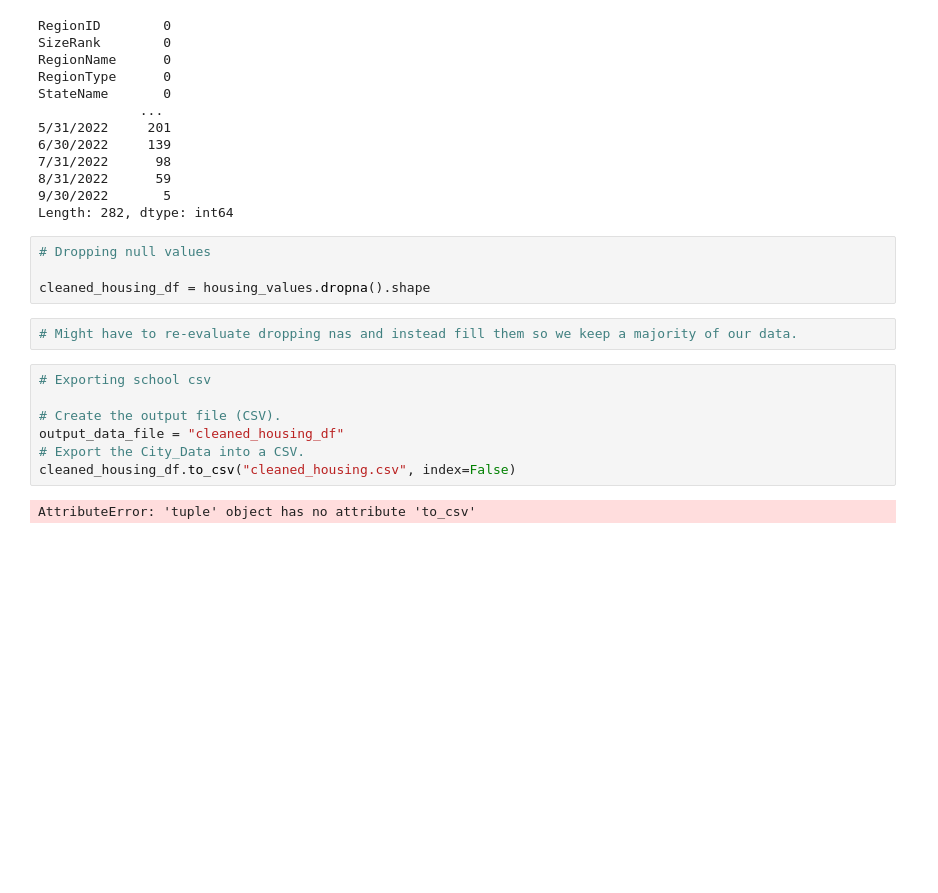
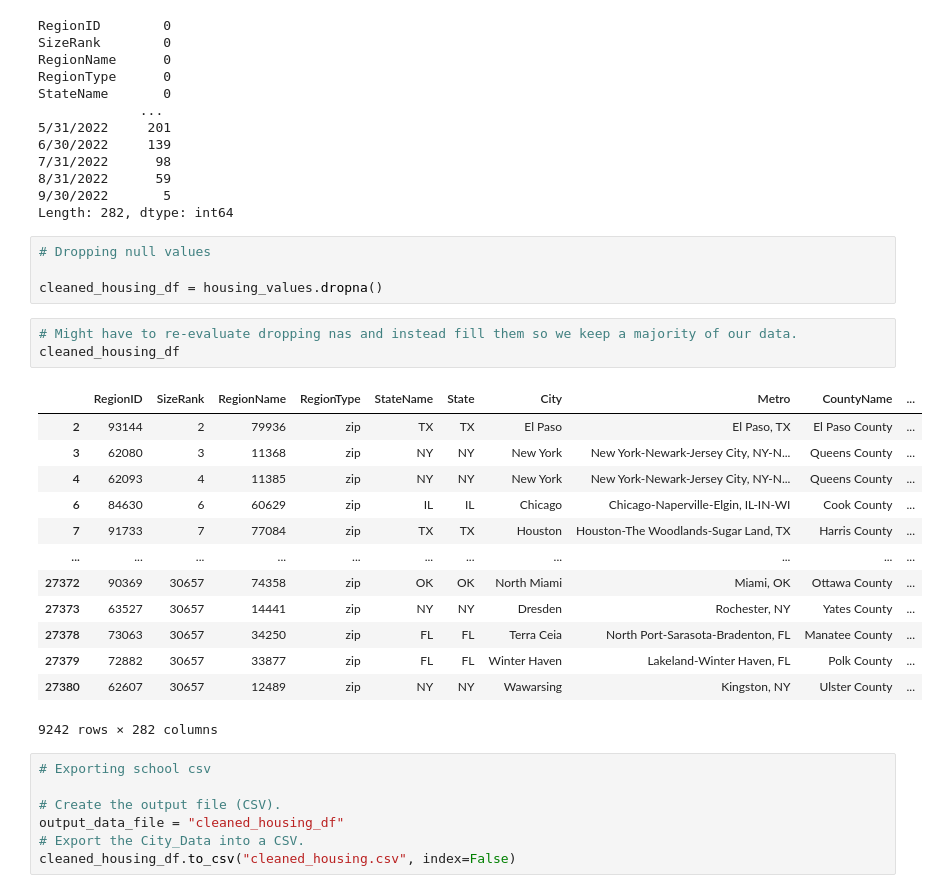
Before and after one commit to eric-blankinshp/Final-Project, a Jupyter notebook: Public_Schools_by_Zipcode.ipynb, the cells around one changed output. Drawn from its saved outputs; the diff is of its cells as text; blank space fills up the shorter version.

```diff
--- a/Public_Schools_by_Zipcode.ipynb
+++ b/Public_Schools_by_Zipcode.ipynb
@@ -155,9 +155,24 @@ Length: 282, dtype: int64
 # %%
 # Dropping null values
 
-cleaned_housing_df = housing_values.dropna().shape
+cleaned_housing_df = housing_values.dropna()
 # %%
 # Might have to re-evaluate dropping nas and instead fill them so we keep a majority of our data.
+cleaned_housing_df
+# %% [output]
+|  | RegionID | SizeRank | RegionName | RegionType | StateName | State | City | Metro | CountyName | ... |
+| 2 | 93144 | 2 | 79936 | zip | TX | TX | El Paso | El Paso, TX | El Paso County | ... |
+| 3 | 62080 | 3 | 11368 | zip | NY | NY | New York | New York-Newark-Jersey City, NY-N... | Queens County | ... |
+| 4 | 62093 | 4 | 11385 | zip | NY | NY | New York | New York-Newark-Jersey City, NY-N... | Queens County | ... |
+| 6 | 84630 | 6 | 60629 | zip | IL | IL | Chicago | Chicago-Naperville-Elgin, IL-IN-WI | Cook County | ... |
+| 7 | 91733 | 7 | 77084 | zip | TX | TX | Houston | Houston-The Woodlands-Sugar Land, TX | Harris County | ... |
+| ... | ... | ... | ... | ... | ... | ... | ... | ... | ... | ... |
+| 27372 | 90369 | 30657 | 74358 | zip | OK | OK | North Miami | Miami, OK | Ottawa County | ... |
+| 27373 | 63527 | 30657 | 14441 | zip | NY | NY | Dresden | Rochester, NY | Yates County | ... |
+| 27378 | 73063 | 30657 | 34250 | zip | FL | FL | Terra Ceia | North Port-Sarasota-Bradenton, FL | Manatee County | ... |
+| 27379 | 72882 | 30657 | 33877 | zip | FL | FL | Winter Haven | Lakeland-Winter Haven, FL | Polk County | ... |
+| 27380 | 62607 | 30657 | 12489 | zip | NY | NY | Wawarsing | Kingston, NY | Ulster County | ... |
+9242 rows × 282 columns
 # %%
 # Exporting school csv
 
@@ -165,5 +180,3 @@ cleaned_housing_df = housing_values.dropna().shape
 output_data_file = "cleaned_housing_df"
 # Export the City_Data into a CSV.
 cleaned_housing_df.to_csv("cleaned_housing.csv", index=False)
-# %% [output]
-AttributeError: 'tuple' object has no attribute 'to_csv'
```
Also changed, not shown: 2 other files.
